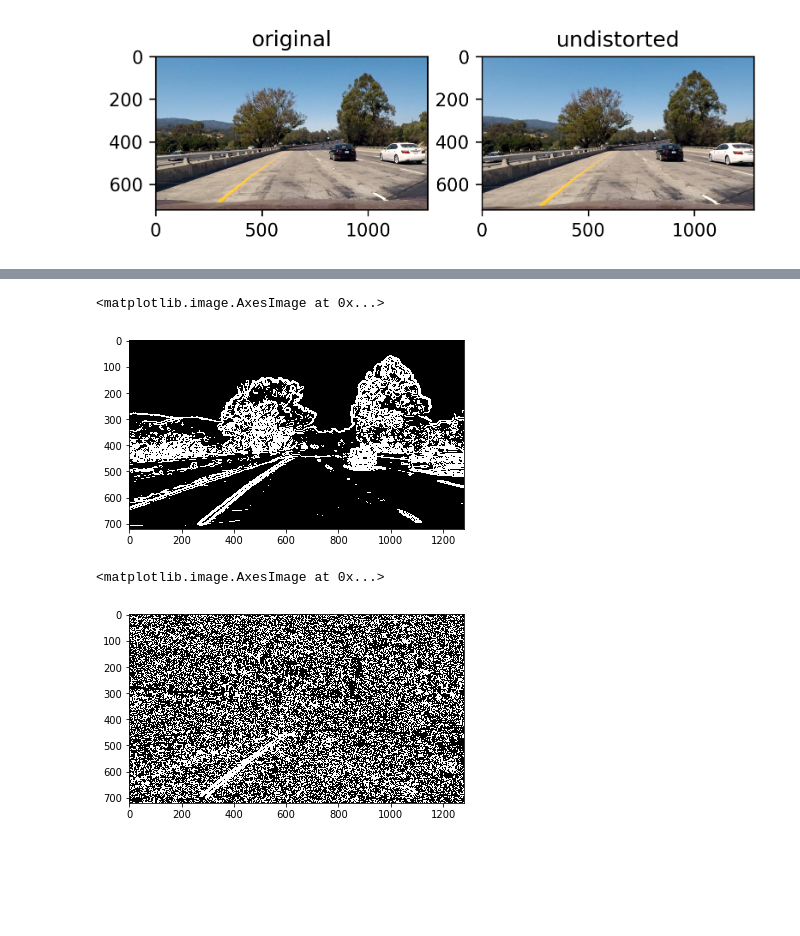
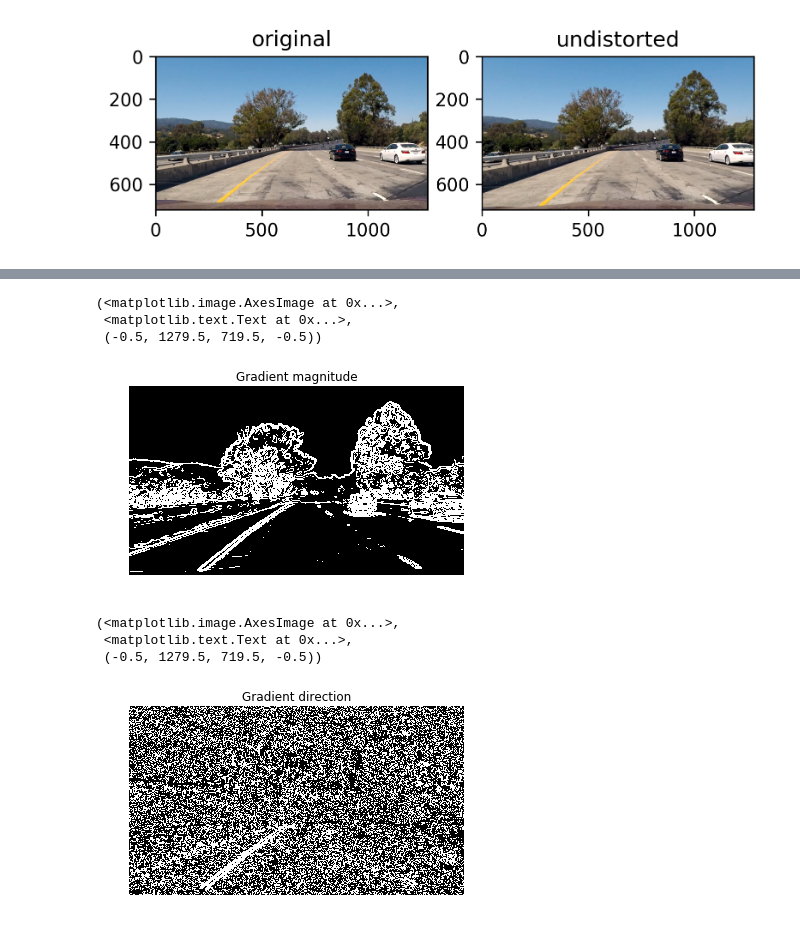
Before and after one commit to jaeoh2/self-driving-car-nd, a Jupyter notebook: CarND-Advanced-Lane-Lines-P4/Advanced-Lane-Lines.ipynb, the cells around one changed output, grey strips where cells are left out. Saved outputs shown, nothing was run; the diff lists cells and outputs as text; code cells hidden in the pictures; blank space fills up the shorter version.

```diff
--- a/CarND-Advanced-Lane-Lines-P4/Advanced-Lane-Lines.ipynb
+++ b/CarND-Advanced-Lane-Lines-P4/Advanced-Lane-Lines.ipynb
@@ -170,15 +195,19 @@ plt.imshow(grady,cmap='gray')
 # %%
 mag_binary = mag_thresh(dstImage, sobel_kernel=ksize, mag_thresh=(20,200))
-plt.imshow(mag_binary,cmap='gray')
+plt.imshow(mag_binary,cmap='gray'), plt.title('Gradient magnitude'), plt.axis('off')
 # %% [output]
-<matplotlib.image.AxesImage at 0x...>
+(<matplotlib.image.AxesImage at 0x...>,
+ <matplotlib.text.Text at 0x...>,
+ (-0.5, 1279.5, 719.5, -0.5))
-[figure, old version]
+[figure, new version]
 # %%
 dir_binary = dir_threshold(dstImage, sobel_kernel=ksize, thresh=(0.7,1.3))
-plt.imshow(dir_binary,cmap='gray')
+plt.imshow(dir_binary,cmap='gray'), plt.title('Gradient direction'), plt.axis('off')
 # %% [output]
-<matplotlib.image.AxesImage at 0x...>
+(<matplotlib.image.AxesImage at 0x...>,
+ <matplotlib.text.Text at 0x...>,
+ (-0.5, 1279.5, 719.5, -0.5))
-[figure, old version]
+[figure, new version]
 # %%
 combined = np.zeros_like(dir_binary)
 combined[((gradx == 1) & (grady == 1)) | ((mag_binary == 1) & (dir_binary == 1))] = 1
```
Also changed, not shown: parts of 30 cells of this notebook.
